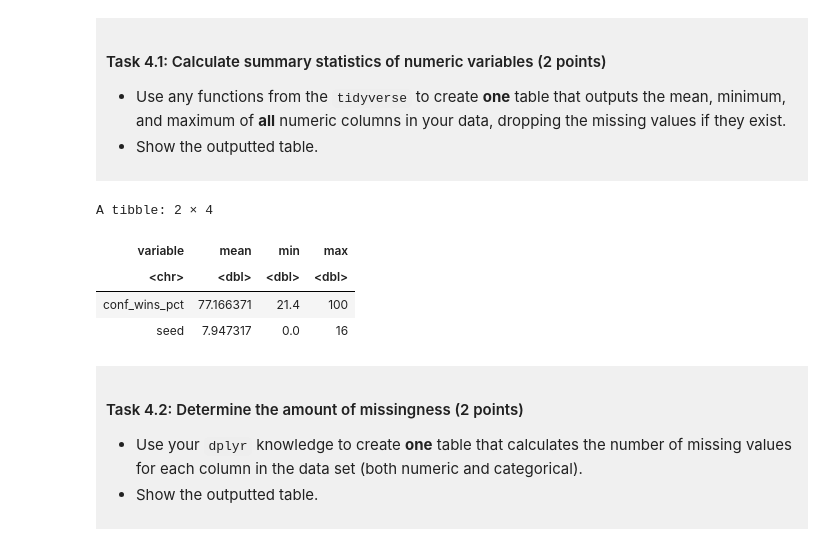
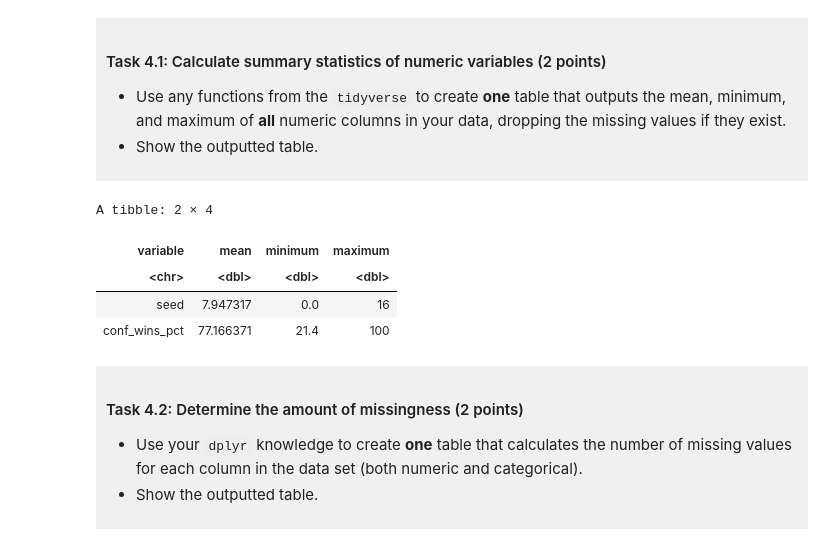
Before and after one commit to slapsysmum/dsci-100-project-pengbo-li, a Jupyter notebook: dsci-100-project-notebook.ipynb, the cells around one changed output. Saved outputs shown, nothing was run; the diff lists cells and outputs as text; code cells hidden in the pictures.

```diff
--- a/dsci-100-project-notebook.ipynb
+++ b/dsci-100-project-notebook.ipynb
@@ -274,27 +274,27 @@ You will refine your research question (if needed) and produce a tidy data set.
 </div>
 # %%
 ### EDIT THIS CODE CELL ###
-# mean, min, and max of every numeric column in the tidy data
-march_summary <- march_tidy |>
-    # keep only the numeric columns
-    select(seed, conf_wins_pct) |>
-    # reshape to long format: one row per (variable, value)
-    pivot_longer(cols = c(seed, conf_wins_pct),
-                 names_to = "variable",
-                 values_to = "value") |>
-    # summarize each variable separately
-    group_by(variable) |>
-    summarize(mean = mean(value, na.rm = TRUE),
-              min  = min(value, na.rm = TRUE),
-              max  = max(value, na.rm = TRUE))
+names <- march_tidy |> select(-bid) |> names()
+means <- march_tidy |> select(-bid) |>
+    map_dbl(mean, na.rm = TRUE)
+
+mins <- march_tidy |> select(-bid) |>
+    map_dbl(min, na.rm = TRUE)
+
+maxes <- march_tidy |> select(-bid) |>
+    map_dbl(max, na.rm = TRUE)
+march_summary <- tibble(variable = names,
+                        mean = means,
+                        minimum = mins,
+                        maximum = maxes)
 
 march_summary
 # %% [output]
 A tibble: 2 × 4
-| variable | mean | min | max |
+| variable | mean | minimum | maximum |
 | <chr> | <dbl> | <dbl> | <dbl> |
+| seed | 7.947317 | 0.0 | 16 |
 | conf_wins_pct | 77.166371 | 21.4 | 100 |
-| seed | 7.947317 | 0.0 | 16 |
 # %% [markdown]
 <div style="background-color: #f0f0f0; padding: 10px;">
 
```
